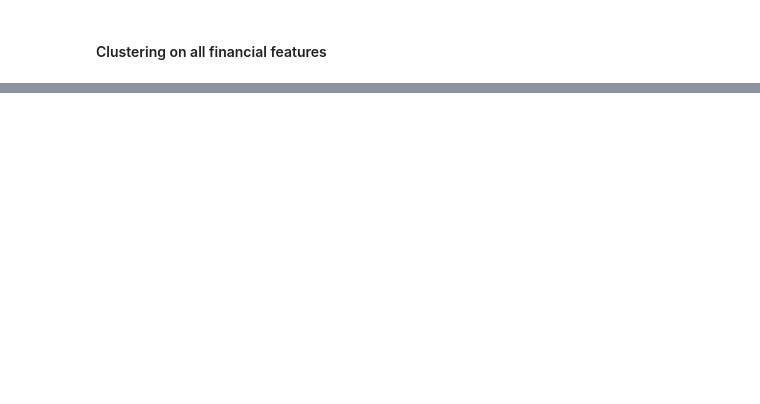
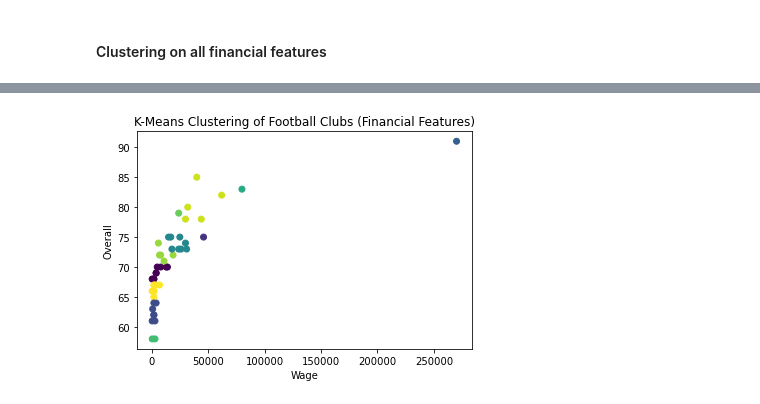
Before and after one commit to Elysian01/IIITB-MTech-AI-Assignments, a Jupyter notebook: Machine-Learning-Assignments-SEM-1/Assignment1/3.ipynb, the cells around one changed output, grey strips where cells are left out. Saved outputs shown, nothing was run; the diff lists cells and outputs as text; code cells hidden in the pictures; blank space fills up the shorter version.

```diff
--- a/Machine-Learning-Assignments-SEM-1/Assignment1/3.ipynb
+++ b/Machine-Learning-Assignments-SEM-1/Assignment1/3.ipynb
@@ -253,0 +279,17 @@ print(inertia)
+# %%
+clusters = kmeans.fit_predict(financial_stats_scaled_data)
+
+# Add cluster labels to the original dataset
+financial_stats_data['financial_cluster'] = clusters
+# %%
+import matplotlib.pyplot as plt
+
+small_dataset = financial_stats_data.sample(50)
+# Visualize the clusters
+plt.scatter(small_dataset['wage_eur'], small_dataset['overall'], c=small_dataset['financial_cluster'], cmap='viridis')
+plt.xlabel('Wage')
+plt.ylabel('Overall')
+plt.title('K-Means Clustering of Football Clubs (Financial Features)')
+plt.show()
+# %% [output]
+[figure, added]
```
Also changed, not shown: parts of 7 cells of this notebook, 1 other file.
